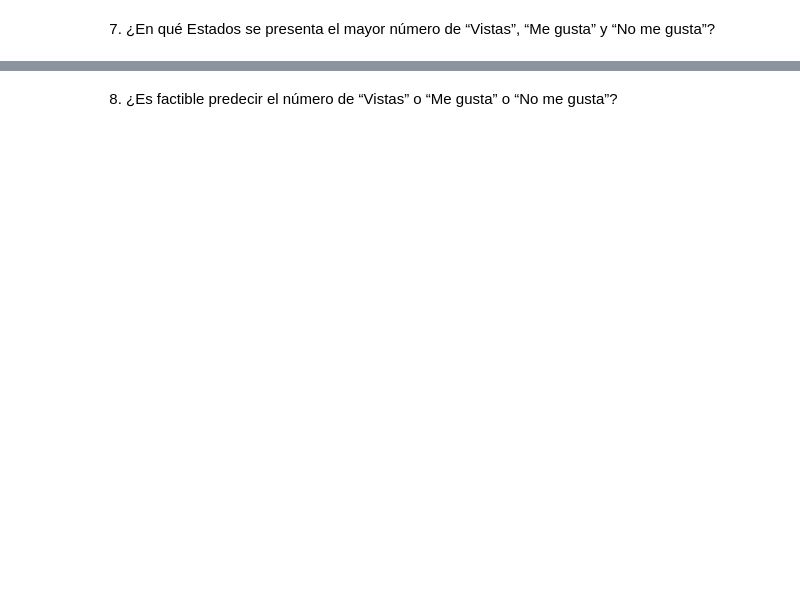
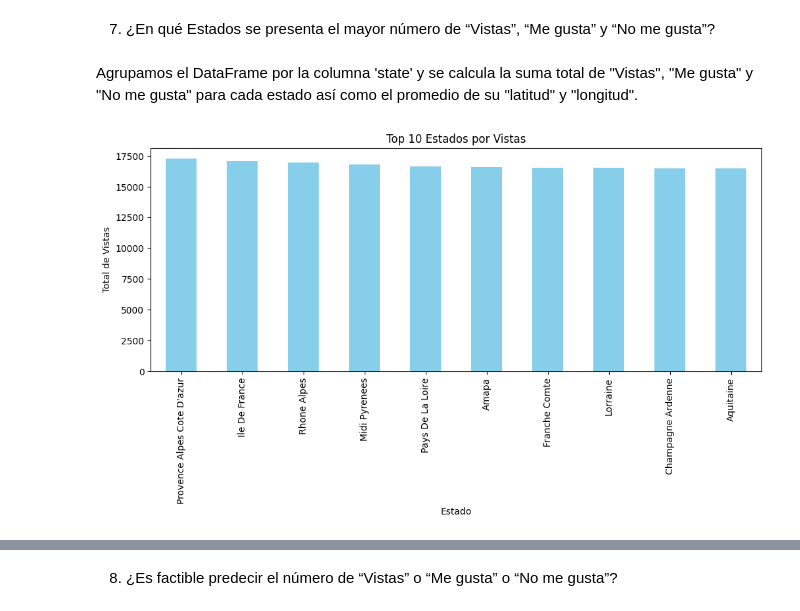
Before and after one commit to QuispeAyalaDiego/Trending-Youtube-FR-G02, a Jupyter notebook: data/Data-Analysis.ipynb, the cells around one changed output, grey strips where cells are left out. Saved outputs shown, nothing was run; the diff lists cells and outputs as text; code cells hidden in the pictures; blank space fills up the shorter version.

```diff
--- a/data/Data-Analysis.ipynb
+++ b/data/Data-Analysis.ipynb
@@ -424,2 +480,29 @@ plt.show()
 # %% [markdown]
 7. ¿En qué Estados se presenta el mayor número de “Vistas”, “Me gusta” y “No me gusta”?
+# %%
+# Agrupar por estado y calcular estadísticas:
+estadisticas_por_estado = clean_FR.groupby('state').agg({
+    'views': 'sum',
+    'likes': 'sum',
+    'dislikes': 'sum',
+    'lat': 'mean',
+    'lon': 'mean'
+})
+# %% [markdown]
+Agrupamos el DataFrame por la columna 'state' y se calcula la suma total de "Vistas", "Me gusta" y "No me gusta" para cada estado así como el promedio de su "latitud" y "longitud".
+# %%
+# Seleccionar los 10 estados con mayor cantidad de vistas
+top_states_views = estadisticas_por_estado['views'].sort_values(ascending=False).head(10)
+
+# Crear el gráfico de barras para vistas
+plt.figure(figsize=(12, 15))
+plt.subplot(3, 1, 1)
+top_states_views.plot(kind='bar', color='skyblue')
+plt.title('Top 10 Estados por Vistas')
+plt.xlabel('Estado')
+plt.ylabel('Total de Vistas')
+
+# Ajustar el diseño y mostrar el gráfico
+plt.show()
+# %% [output]
+[figure, added]
```
Also changed, not shown: parts of 28 cells of this notebook, 1 other file.
